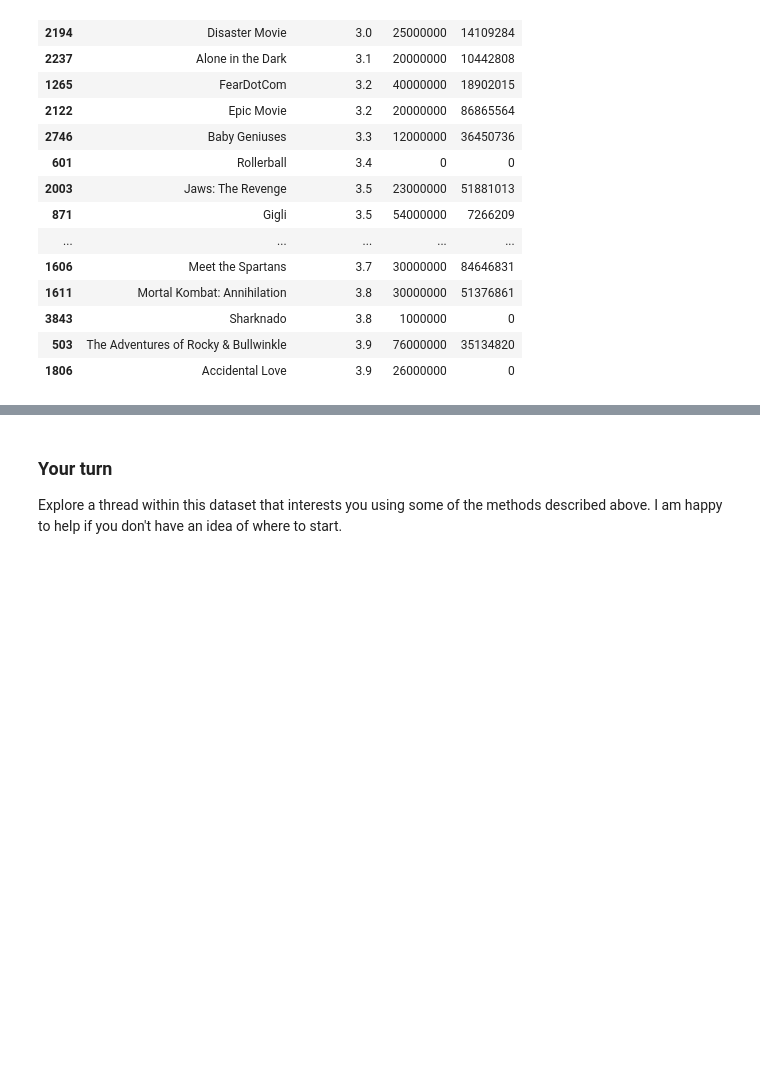
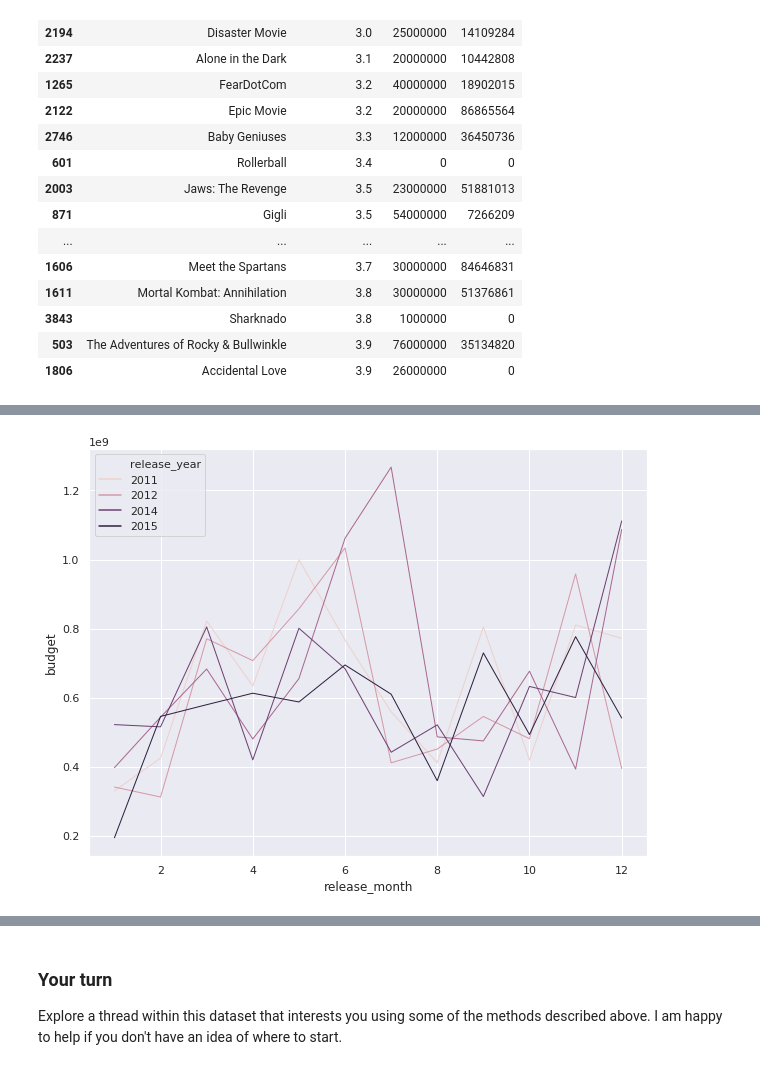
Before and after one commit to dcgleim/movie_stats, a Jupyter notebook: notebooks/movie_data_analysis.ipynb, the cells around one changed output, grey strips where cells are left out. Saved outputs shown, nothing was run; the diff lists cells and outputs as text; code cells hidden in the pictures; blank space fills up the shorter version.

```diff
--- a/notebooks/movie_data_analysis.ipynb
+++ b/notebooks/movie_data_analysis.ipynb
@@ -285,0 +295,25 @@ pd.DataFrame(dataframe_name[dataframe_name.other_column > some_value] \
+# %%
+import datetime
+
+def get_year_from_date(date):
+    return datetime.datetime.strptime(str(date),"%Y-%m-%d").year
+
+def get_month_from_date(date):
+    return datetime.datetime.strptime(str(date),"%Y-%m-%d").month
+# %%
+movies_metadata_df = movies_metadata_df.dropna(subset=['release_date'])
+# %%
+movies_metadata_df['release_year'] = movies_metadata_df['release_date'].apply(get_year_from_date)
+movies_metadata_df['release_month'] = movies_metadata_df['release_date'].apply(get_month_from_date)
+# %%
+month_year_budget_data = pd.DataFrame(movies_metadata_df \
+    [movies_metadata_df.release_year > 2010] \
+    [movies_metadata_df.release_year < 2016] \
+    .groupby(['release_year','release_month'])['budget'] \
+    .sum()).reset_index()
+# %%
+sns.set(rc={'figure.figsize':(10,7.5)})
+ax = sns.lineplot(x="release_month", y="budget", hue="release_year",
+                  lw=1, data=month_year_budget_data)
+# %% [output]
+[figure, added]
```
Also changed, not shown: parts of 22 cells of this notebook.
